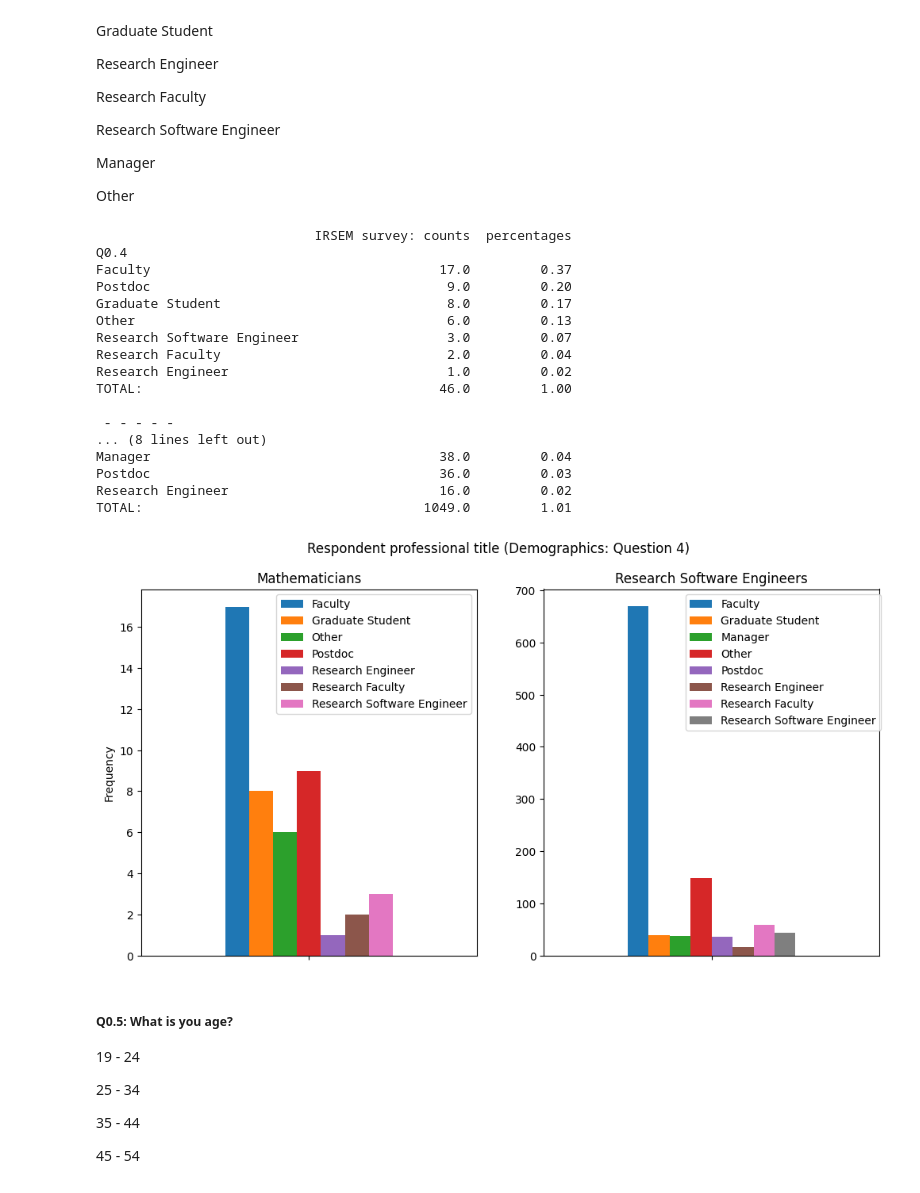
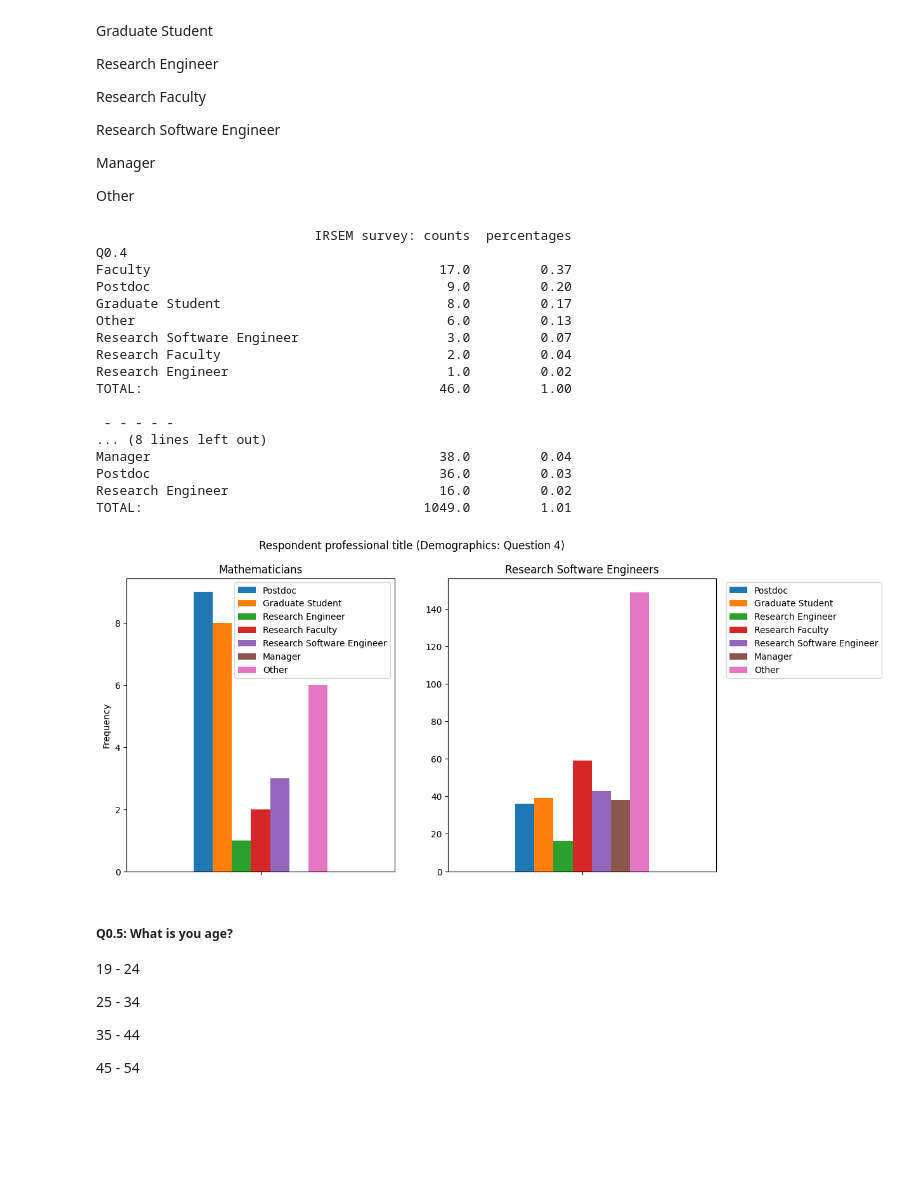
Before and after one commit to Not-Abram/Survey-for-Improving-Research-Software-Engineering-in-Mathematics, a Jupyter notebook: notebooks/surveydatacomparison.ipynb, the cells around one changed output. Drawn from its saved outputs; the diff is of its cells as text; code cells hidden in the pictures; blank space fills up the shorter version.

```diff
--- a/notebooks/surveydatacomparison.ipynb
+++ b/notebooks/surveydatacomparison.ipynb
@@ -153,6 +153,8 @@ def graph_question(questionID = "Q0.1",
                   IRSEMsubtitle = "Mathematician respondent types",
                   URSSIsubtitle = "Research Software Engineer respondent types",
                   statement = "Respondent type",
+                  answersIRSEM=[],
+                  answersURSSI=[],
                   percentage = True,
                   stacked = False,
                   labelrotation = 45):
@@ -163,8 +165,10 @@ def graph_question(questionID = "Q0.1",
 
     # get lists of possible answers for each version of the question
     # the pandas conversion is necessary to remove the 'nan' values in the list
-    ANSWER_DATA_IRSEM = pd.Series(IRSEM[questionID][2:].sort_values().unique()).dropna().tolist()
-    ANSWER_DATA_URSSI = pd.Series(URSSI[questionID][2:].sort_values().unique()).dropna().tolist()
+    if not answersIRSEM: ANSWER_DATA_IRSEM = pd.Series(IRSEM[questionID][2:].sort_values().unique()).dropna().tolist()
+    else: ANSWER_DATA_IRSEM = answersIRSEM
+    if not answersURSSI: ANSWER_DATA_URSSI = pd.Series(URSSI[questionID][2:].sort_values().unique()).dropna().tolist()
+    else: ANSWER_DATA_URSSI = answersURSSI
 
     # create dataframes
     if (percentage):
@@ -318,35 +322,37 @@ Other
 # %%
 questionID = "Q0.4"
 title = "Respondent professional title (Demographics: Question 4)"
 IRSEMsubtitle = "Mathematicians"
 URSSIsubtitle = "Research Software Engineers"
 statement = ""
 
 # print raw data
 print_question(questionID=questionID)
 
 # graph question
 graph_question(questionID=questionID, title=title, IRSEMsubtitle=IRSEMsubtitle, URSSIsubtitle=URSSIsubtitle, statement=statement,
-               percentage=False, stacked=False, labelrotation=30)
+               percentage=False, stacked=False, labelrotation=30,
+               answersIRSEM=['Postdoc', 'Graduate Student', 'Research Engineer', 'Research Faculty', 'Research Software Engineer', 'Manager', 'Other'],
+               answersURSSI=['Postdoc', 'Graduate Student', 'Research Engineer', 'Research Faculty', 'Research Software Engineer', 'Manager', 'Other'])
 # %% [output]
                             IRSEM survey: counts  percentages
 Q0.4
 Faculty                                     17.0         0.37
 Postdoc                                      9.0         0.20
 Graduate Student                             8.0         0.17
 Other                                        6.0         0.13
 Research Software Engineer                   3.0         0.07
 Research Faculty                             2.0         0.04
 Research Engineer                            1.0         0.02
 TOTAL:                                      46.0         1.00
 
  - - - - -
 ... (8 lines left out)
 Manager                                     38.0         0.04
 Postdoc                                     36.0         0.03
 Research Engineer                           16.0         0.02
 TOTAL:                                    1049.0         1.01
-[figure, old version]
+[figure, new version]
 # %% [markdown]
 ##### Q0.5: What is you age?
 
```
Also changed, not shown: 1 other file.
